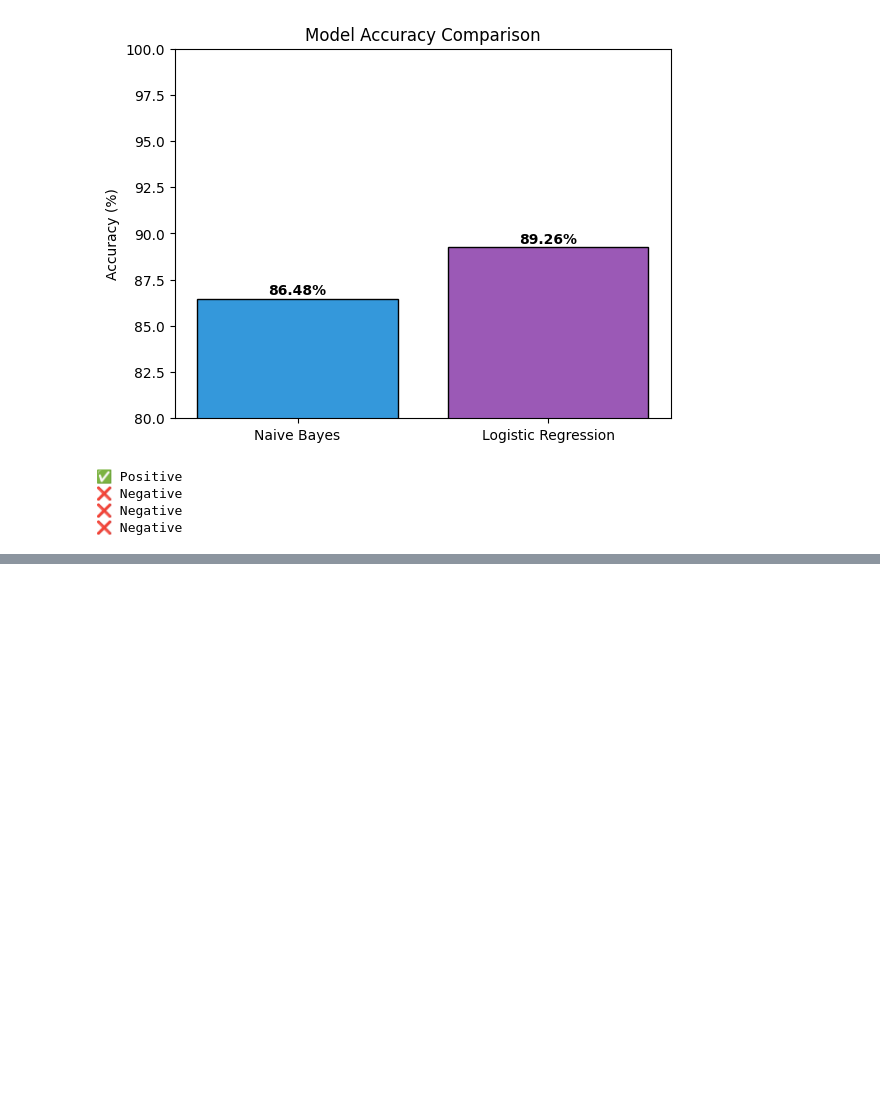
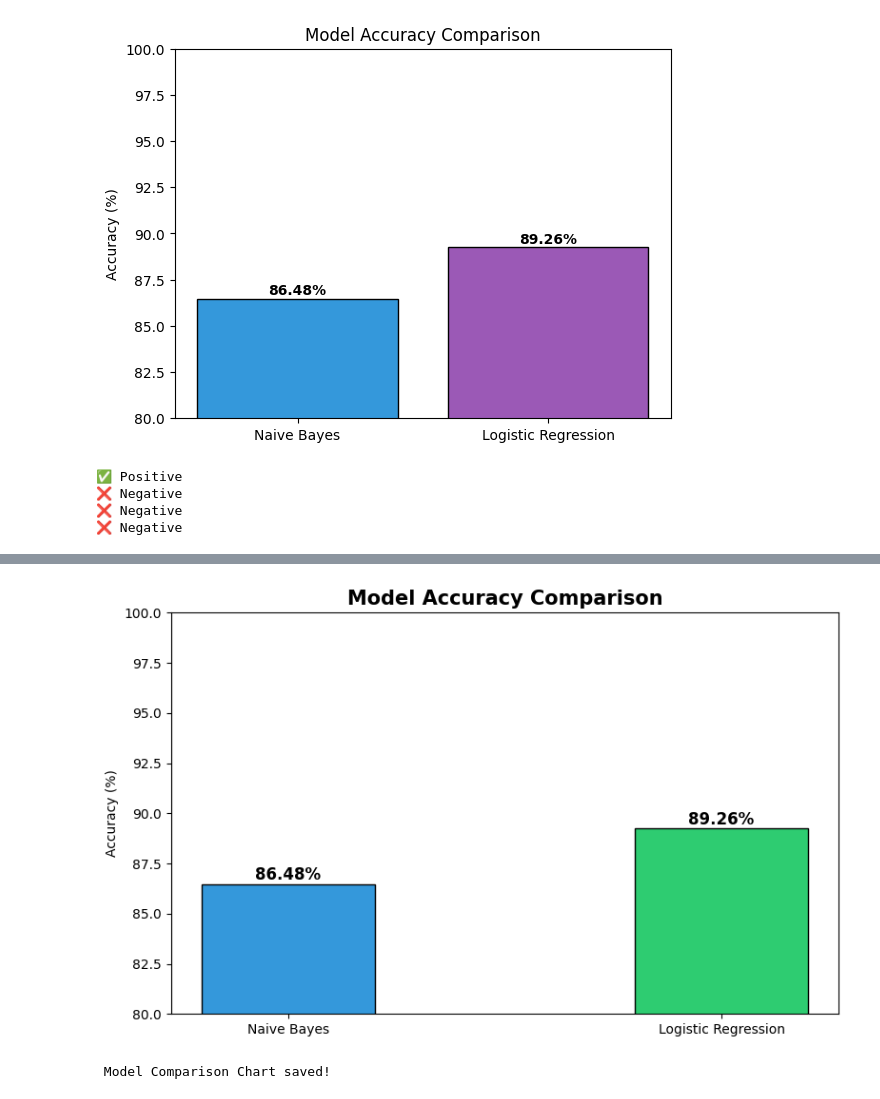
Before and after one commit to wilsonkatam9/Sentiment-analysis-IMBD, a Jupyter notebook: Sentiment_Analysis.ipynb, the cells around one changed output, grey strips where cells are left out. Saved outputs shown, nothing was run; the diff lists cells and outputs as text; code cells hidden in the pictures; blank space fills up the shorter version.

```diff
--- a/Sentiment_Analysis.ipynb
+++ b/Sentiment_Analysis.ipynb
@@ -168,3 +168,9 @@ print(predict_sentiment("Not a good movie"))
 ❌ Negative
 ❌ Negative
 ❌ Negative
+# %%
+nb_acc = accuracy_score(y_test, nb_preds)
+lr_acc = accuracy_score(y_test, lr_preds)
+
+print(f"✅ Naive Bayes Accuracy         : {nb_acc*100:.2f}%")
+print(f"✅ Logistic Regression Accuracy : {lr_acc*100:.2f}%")
@@ -170,0 +230,24 @@ print(predict_sentiment("Not a good movie"))
+# %%
+models = ['Naive Bayes', 'Logistic Regression']
+scores = [nb_acc * 100, lr_acc * 100]
+colors = ['#3498db', '#2ecc71']
+
+plt.figure(figsize=(8, 5))
+bars = plt.bar(models, scores, color=colors, edgecolor='black', width=0.4)
+plt.ylim(80, 100)
+plt.title("Model Accuracy Comparison", fontsize=15, fontweight='bold')
+plt.ylabel("Accuracy (%)")
+
+for bar, score in zip(bars, scores):
+    plt.text(bar.get_x() + bar.get_width()/2,
+             bar.get_height() + 0.2,
+             f"{score:.2f}%",
+             ha='center', fontweight='bold', fontsize=12)
+
+plt.tight_layout()
+plt.savefig('model_comparison.png', dpi=150, bbox_inches='tight')
+plt.show()
+print(" Model Comparison Chart saved!")
+# %% [output]
+[figure, added]
+ Model Comparison Chart saved!
```
Also changed, not shown: parts of 6 cells of this notebook.
